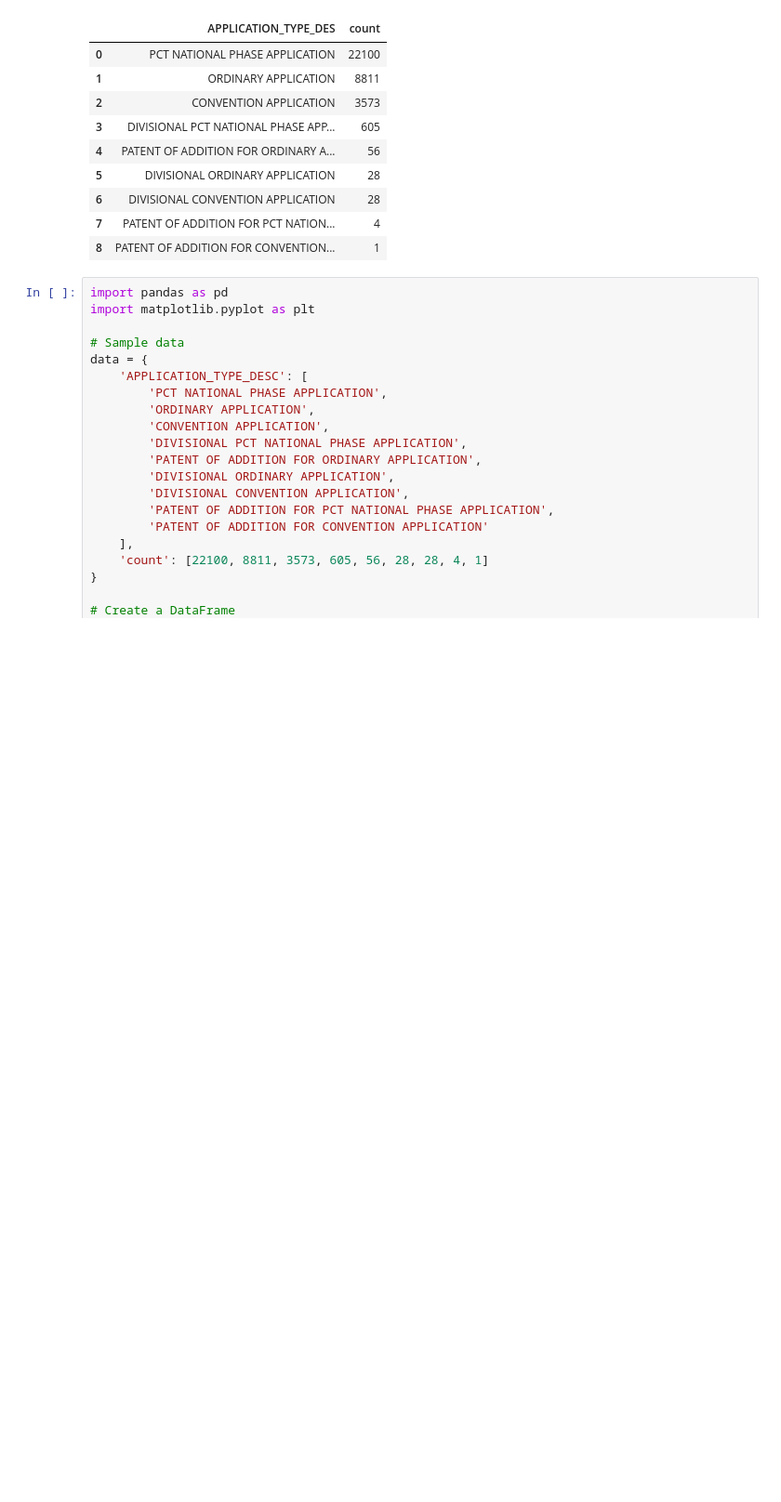
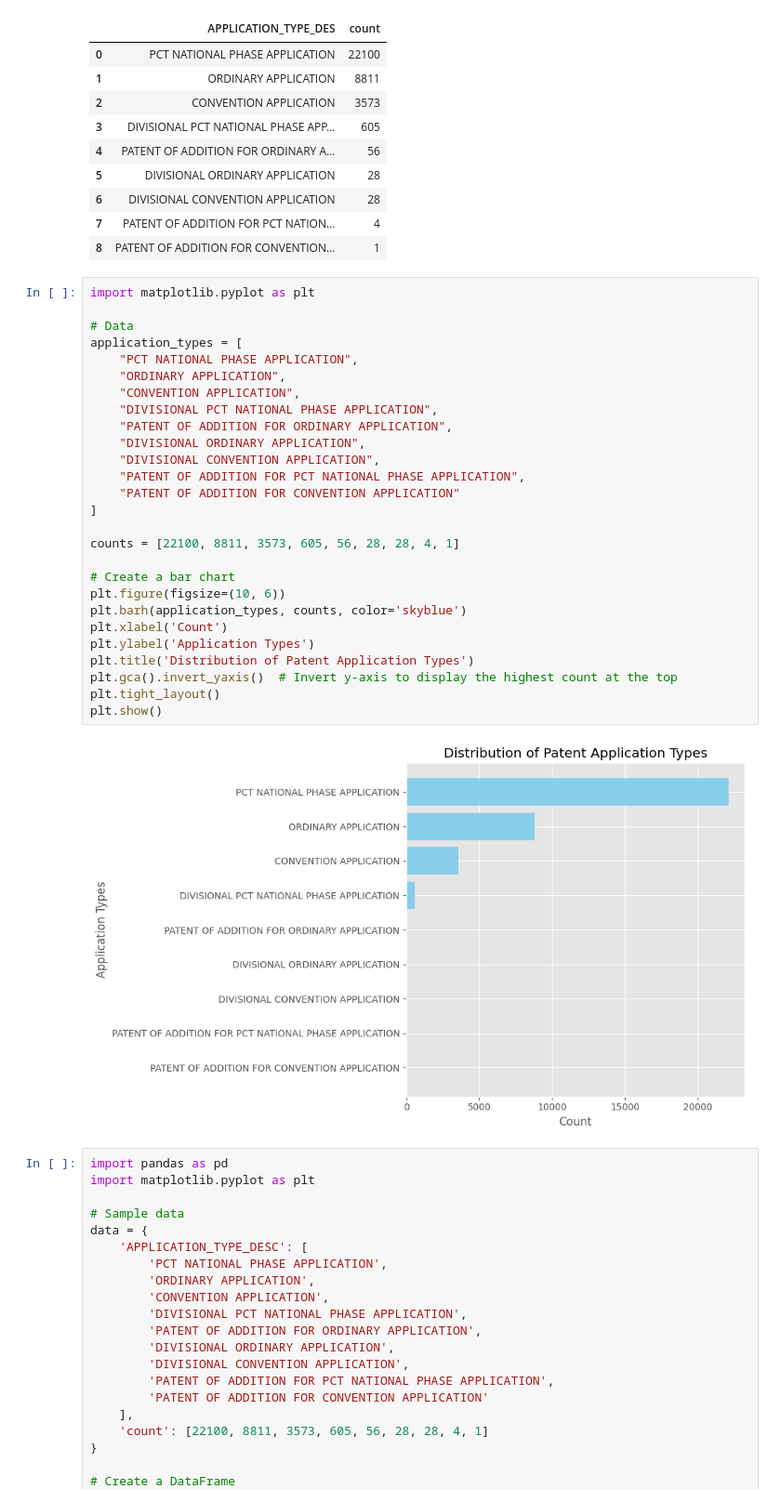
Before and after one commit to pankaj-beldar/patent-data-NLP-classification, a Jupyter notebook: patent_paper.ipynb, the cells around one changed output. Shown at 93% size. Drawn from its saved outputs; the diff is of its cells as text; blank space fills up the shorter version.

```diff
--- a/patent_paper.ipynb
+++ b/patent_paper.ipynb
@@ -482,6 +501,35 @@ df_APPLICATION_TYPE_DESC
 | 6 | DIVISIONAL CONVENTION APPLICATION | 28 |
 | 7 | PATENT OF ADDITION FOR PCT NATION... | 4 |
 | 8 | PATENT OF ADDITION FOR CONVENTION... | 1 |
+# %%
+import matplotlib.pyplot as plt
+
+# Data
+application_types = [
+    "PCT NATIONAL PHASE APPLICATION",
+    "ORDINARY APPLICATION",
+    "CONVENTION APPLICATION",
+    "DIVISIONAL PCT NATIONAL PHASE APPLICATION",
+    "PATENT OF ADDITION FOR ORDINARY APPLICATION",
+    "DIVISIONAL ORDINARY APPLICATION",
+    "DIVISIONAL CONVENTION APPLICATION",
+    "PATENT OF ADDITION FOR PCT NATIONAL PHASE APPLICATION",
+    "PATENT OF ADDITION FOR CONVENTION APPLICATION"
+]
+
+counts = [22100, 8811, 3573, 605, 56, 28, 28, 4, 1]
+
+# Create a bar chart
+plt.figure(figsize=(10, 6))
+plt.barh(application_types, counts, color='skyblue')
+plt.xlabel('Count')
+plt.ylabel('Application Types')
+plt.title('Distribution of Patent Application Types')
+plt.gca().invert_yaxis()  # Invert y-axis to display the highest count at the top
+plt.tight_layout()
+plt.show()
+# %% [output]
+[figure, added]
 # %%
 import pandas as pd
 import matplotlib.pyplot as plt
```
Also changed, not shown: parts of 7 cells of this notebook.
